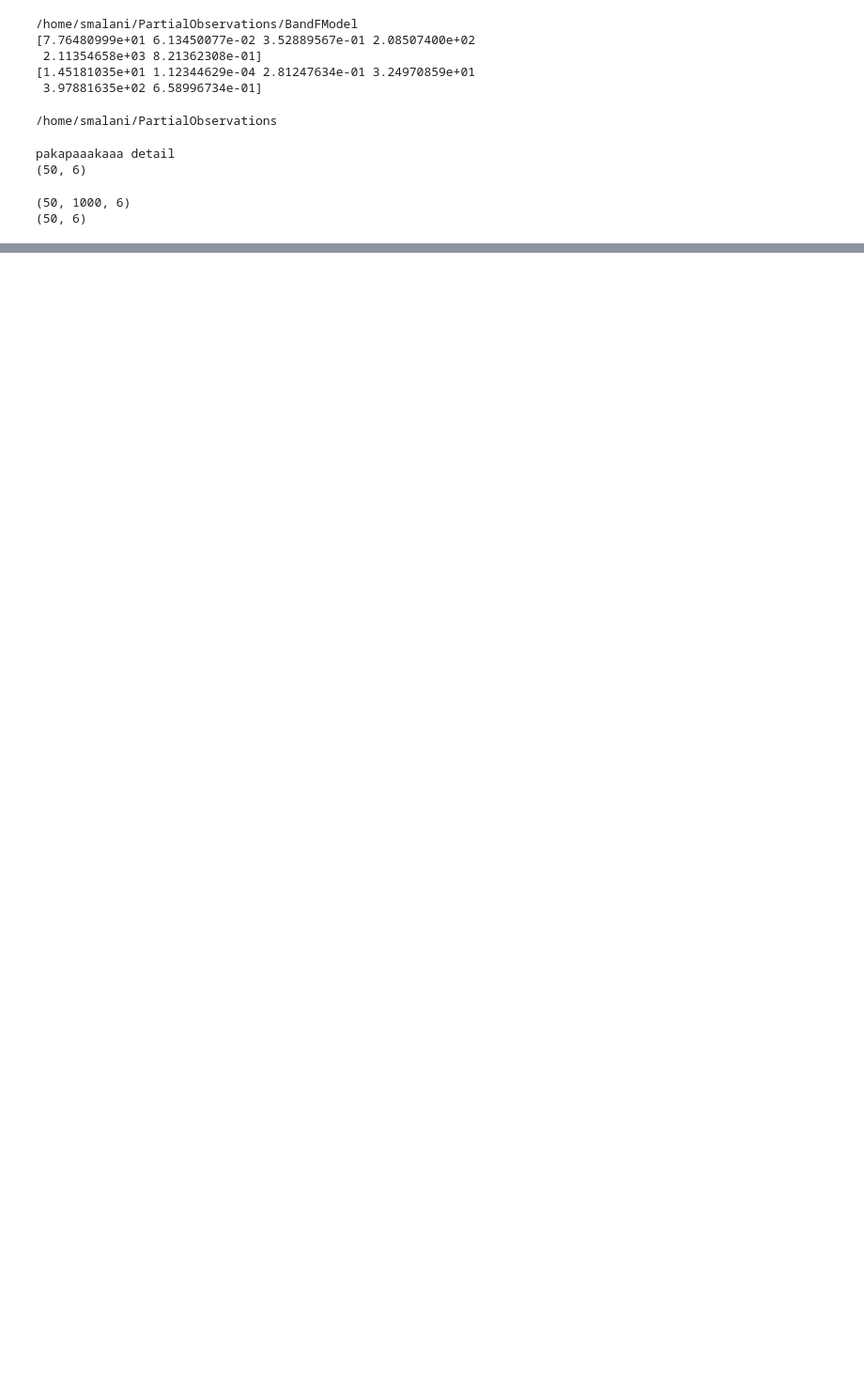
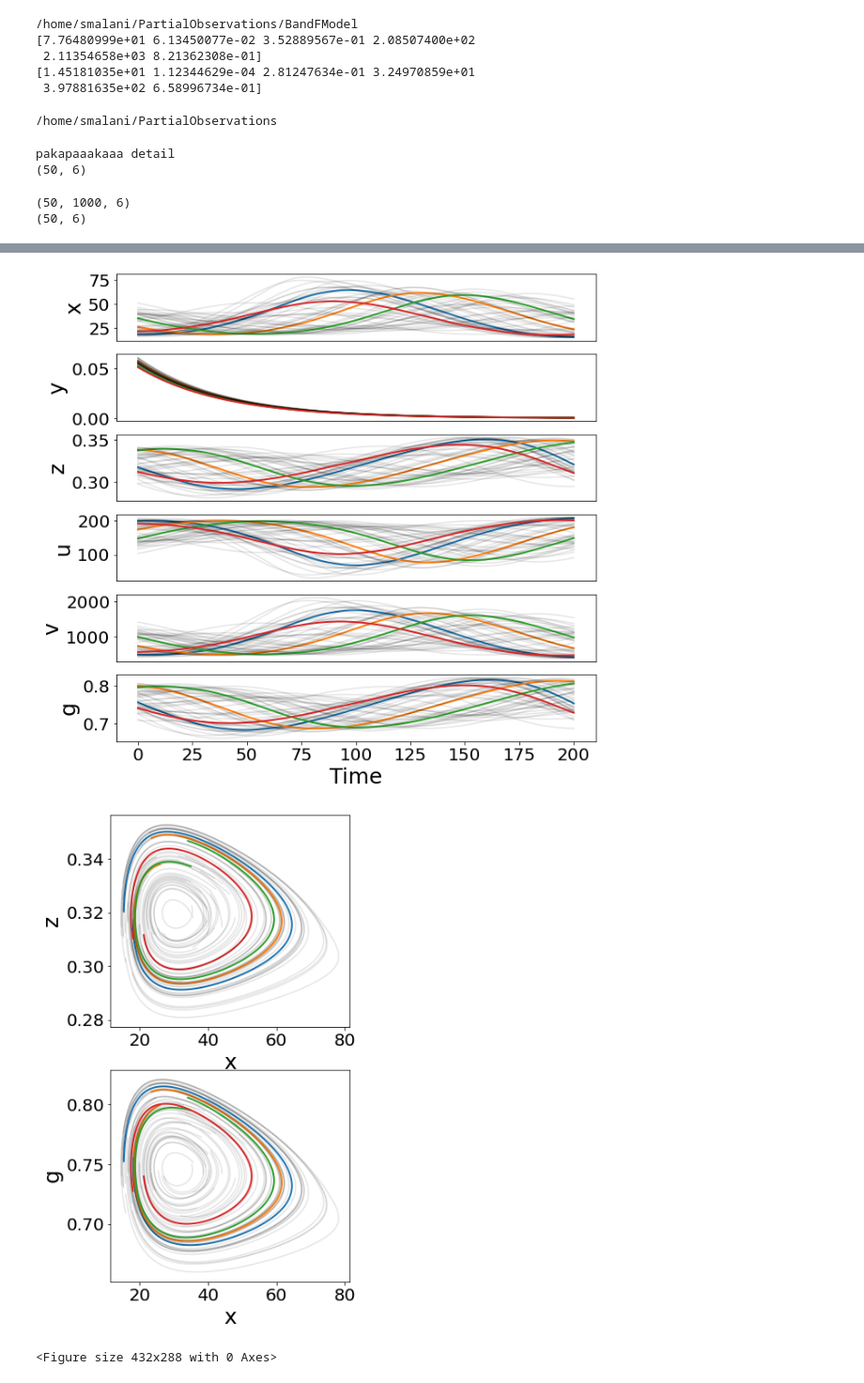
Before and after one commit to saurabhmalani1994/PartialObservations, a Jupyter notebook: BandFModel/datagen_test3.ipynb, the cells around one changed output, grey strips where cells are left out. Shown at 94% size. Drawn from its saved outputs; the diff is of its cells as text; code cells hidden in the pictures; blank space fills up the shorter version.

```diff
--- a/BandFModel/datagen_test3.ipynb
+++ b/BandFModel/datagen_test3.ipynb
@@ -114,3 +77,76 @@ plt.show()
+# %%
+num_plot = 3
+
+fig = plt.figure(figsize=(10,10))
+labels = ['x', 'y', 'z', 'u', 'v', 'g']
+for i in range(6):
+    ax = plt.subplot(int(str(61) + str(i+1)))
+    for j in range(x_in.shape[0]):
+        if j % int((x_in.shape[0])/num_plot) == 0:
+            ax.plot(t_in[j,:], x_in[j,:,i], linewidth=2)
+        else:
+            ax.plot(t_in[j,:], x_in[j,:,i], alpha=0.1, c='k')
+    ax.set_ylabel(labels[i], color='k', fontsize=25)
+    ax.tick_params(axis='y', labelsize=20)
+    ax.yaxis.get_offset_text().set_fontsize(20)
+    if i<5:
+        ax.set_xticks([])
+
+
+plt.xlabel('Time', fontsize=25)
+# plt.suptitle('Short Transient Predictions', fontsize=30)
+ax.tick_params(axis='x', labelsize=20)
+
+
+plt.figure(figsize=(5,10))
+
+num_plot = 3
+
+labels = ['x', 'y', 'z', 'u', 'v', 'g']
+
+i_arr = [2, 5]
+
+for num, i in enumerate(i_arr):
+    ax = plt.subplot(int(str(21) + str(num+1)))
+    for j in range(x_in.shape[0]):
+        if j % int((x_in.shape[0])/num_plot) == 0:
+            ax.plot(x_in[j,:,i], x_in[j,:,0], linewidth=2)
+        else:
+            ax.plot(x_in[j,:,i], x_in[j,:,0], alpha=0.1, c='k')
+    ax.set_xlabel(labels[i], color='k', fontsize=25)
+    ax.set_ylabel(labels[0], color='k', fontsize=25)
+    ax.tick_params(axis='both', labelsize=20)
+    ax.yaxis.get_offset_text().set_fontsize(20)
+plt.subplots_adjust(hspace=0.3)
+plt.xlabel('x')
+plt.show()
+plt.savefig('Figures/TrainingData_LimitCycle', bbox_inches='tight')
+
+# plt.figure(figsize=(20,10))
+
+# labels = ['x', 'y', 'z', 'u', 'v', 'g']
+# for i in range(6):
+#     plt.subplot(int(str(61) + str(i+1)))
+#     for j in range(x_in.shape[0]):
+#         plt.plot(t_in[j,:], norm_func(x_in)[j,:,i])
+#         plt.ylabel(labels[i])
+# plt.xlabel('Time')
+# plt.show()
+
+# plt.figure(figsize=(20,10))
+
+# labels = ['x', 'y', 'z', 'u', 'v', 'g']
+# for i in range(6):
+#     plt.subplot(int(str(32) + str(i+1)))
+#     for j in range(x_in.shape[0]):
+#         plt.scatter(inv_norm_func(norm_func(x_in))[j,:,i], x_in[j,:,i])
+#         plt.ylabel(labels[i])
+# plt.xlabel('Time')
+# plt.show()
+# %% [output]
+[figure, added]
+[figure, added]
+<Figure size 432x288 with 0 Axes>
 # %%
 plt.figure(figsize=(20,10))
 
```
Also changed, not shown: parts of 4 cells of this notebook, 18 other files.
